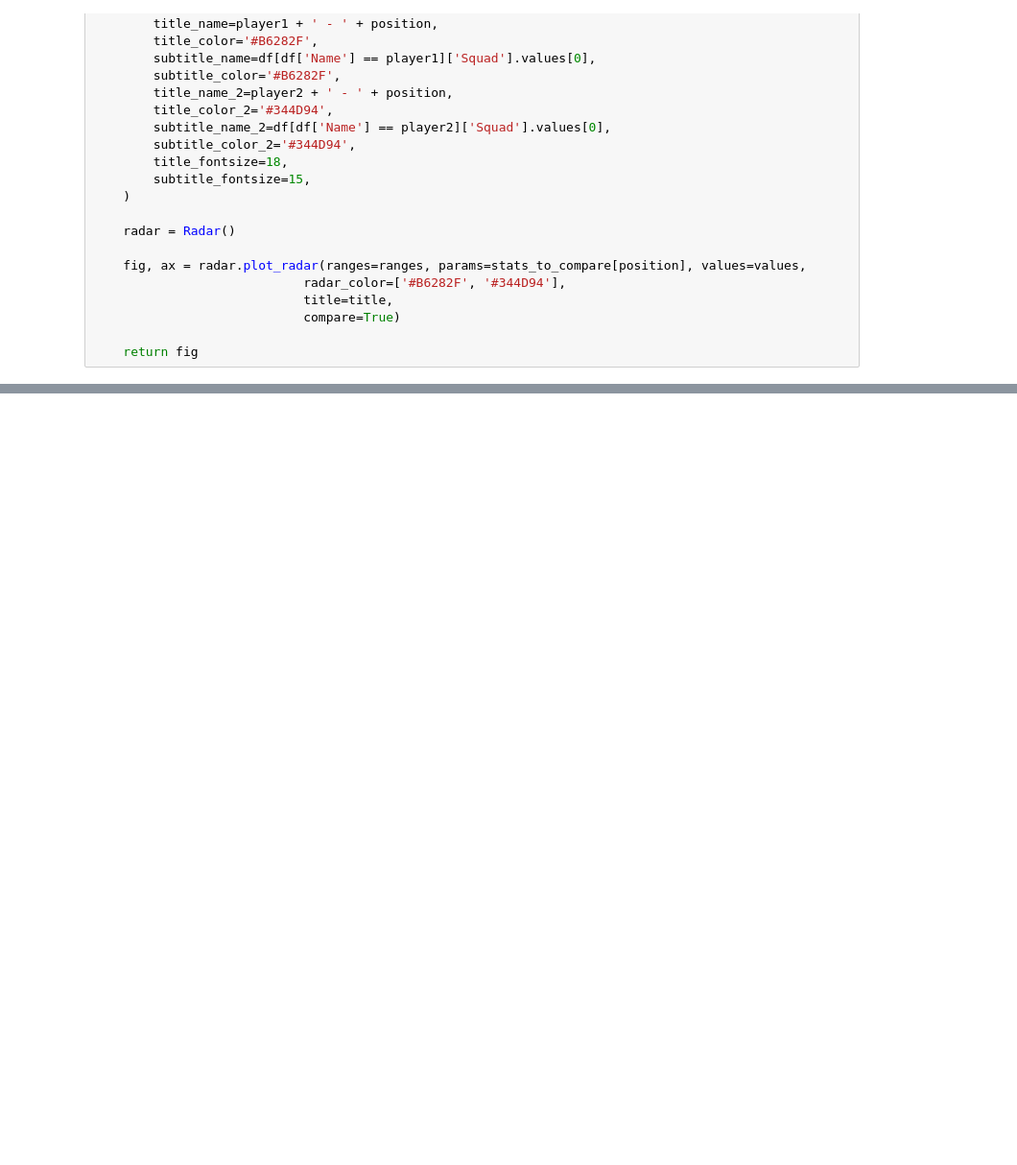
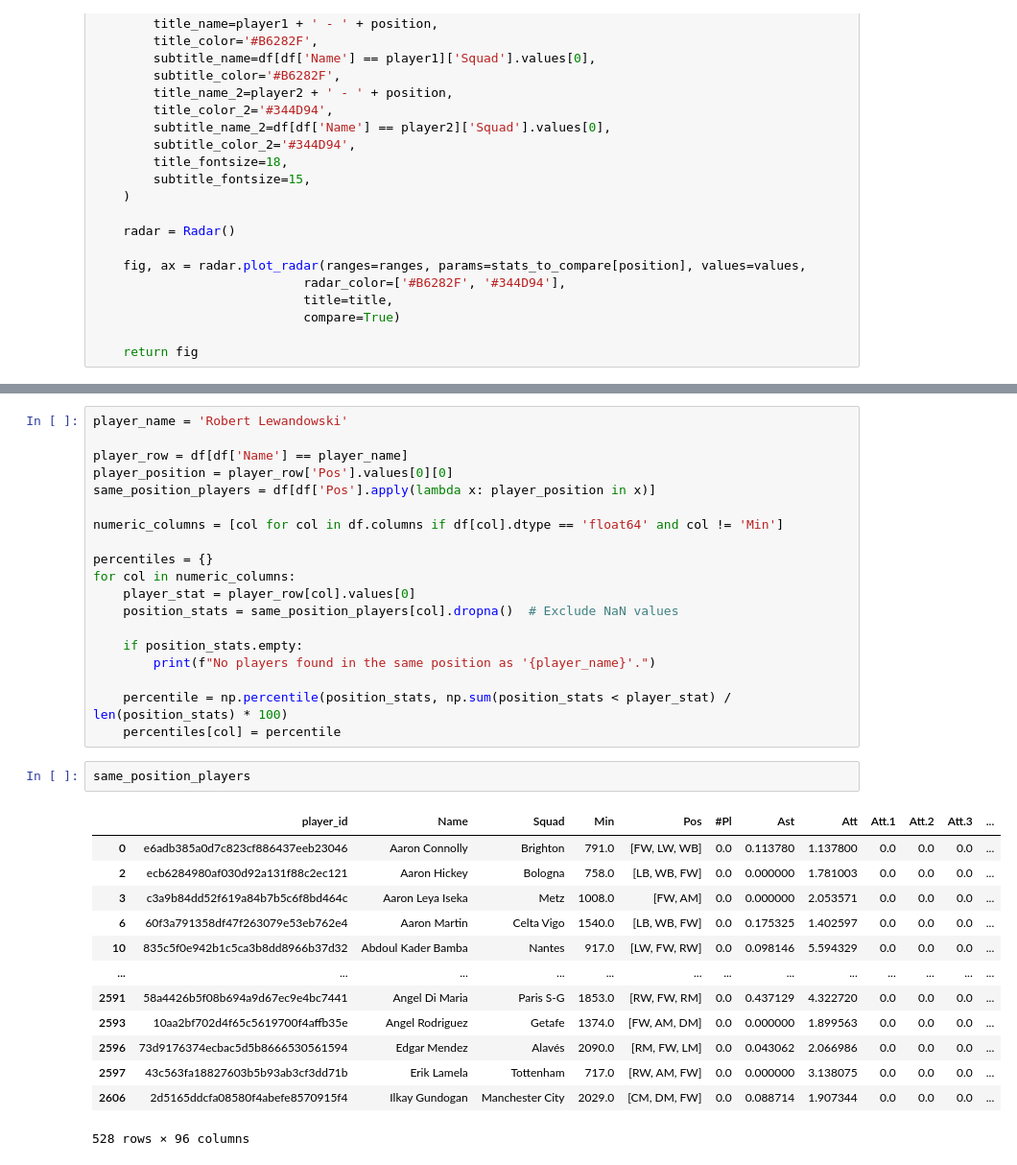
Before and after one commit to mchien15/datascience, a Jupyter notebook: test.ipynb, the cells around one changed output, grey strips where cells are left out. Shown at 96% size. Saved outputs shown, nothing was run; the diff lists cells and outputs as text; blank space fills up the shorter version.

Commit message:
add plot percentiles

```diff
--- a/test.ipynb
+++ b/test.ipynb
@@ -126,0 +181,35 @@ df
+# %%
+player_name = 'Robert Lewandowski'
+
+player_row = df[df['Name'] == player_name]
+player_position = player_row['Pos'].values[0][0]
+same_position_players = df[df['Pos'].apply(lambda x: player_position in x)]
+
+numeric_columns = [col for col in df.columns if df[col].dtype == 'float64' and col != 'Min']
+
+percentiles = {}
+for col in numeric_columns:
+    player_stat = player_row[col].values[0]
+    position_stats = same_position_players[col].dropna()  # Exclude NaN values
+
+    if position_stats.empty:
+        print(f"No players found in the same position as '{player_name}'.")
+
+    percentile = np.percentile(position_stats, np.sum(position_stats < player_stat) / len(position_stats) * 100)
+    percentiles[col] = percentile
+# %%
+same_position_players
+# %% [output]
+|  | player_id | Name | Squad | Min | Pos | #Pl | Ast | Att | Att.1 | Att.2 | Att.3 | ... |
+| 0 | e6adb385a0d7c823cf886437eeb23046 | Aaron Connolly | Brighton | 791.0 | [FW, LW, WB] | 0.0 | 0.113780 | 1.137800 | 0.0 | 0.0 | 0.0 | ... |
+| 2 | ecb6284980af030d92a131f88c2ec121 | Aaron Hickey | Bologna | 758.0 | [LB, WB, FW] | 0.0 | 0.000000 | 1.781003 | 0.0 | 0.0 | 0.0 | ... |
+| 3 | c3a9b84dd52f619a84b7b5c6f8bd464c | Aaron Leya Iseka | Metz | 1008.0 | [FW, AM] | 0.0 | 0.000000 | 2.053571 | 0.0 | 0.0 | 0.0 | ... |
+| 6 | 60f3a791358df47f263079e53eb762e4 | Aaron Martin | Celta Vigo | 1540.0 | [LB, WB, FW] | 0.0 | 0.175325 | 1.402597 | 0.0 | 0.0 | 0.0 | ... |
+| 10 | 835c5f0e942b1c5ca3b8dd8966b37d32 | Abdoul Kader Bamba | Nantes | 917.0 | [LW, FW, RW] | 0.0 | 0.098146 | 5.594329 | 0.0 | 0.0 | 0.0 | ... |
+| ... | ... | ... | ... | ... | ... | ... | ... | ... | ... | ... | ... | ... |
+| 2591 | 58a4426b5f08b694a9d67ec9e4bc7441 | Angel Di Maria | Paris S-G | 1853.0 | [RW, FW, RM] | 0.0 | 0.437129 | 4.322720 | 0.0 | 0.0 | 0.0 | ... |
+| 2593 | 10aa2bf702d4f65c5619700f4affb35e | Angel Rodriguez | Getafe | 1374.0 | [FW, AM, DM] | 0.0 | 0.000000 | 1.899563 | 0.0 | 0.0 | 0.0 | ... |
+| 2596 | 73d9176374ecbac5d5b8666530561594 | Edgar Mendez | Alavés | 2090.0 | [RM, FW, LM] | 0.0 | 0.043062 | 2.066986 | 0.0 | 0.0 | 0.0 | ... |
+| 2597 | 43c563fa18827603b5b93ab3cf3dd71b | Erik Lamela | Tottenham | 717.0 | [RW, AM, FW] | 0.0 | 0.000000 | 3.138075 | 0.0 | 0.0 | 0.0 | ... |
+| 2606 | 2d5165ddcfa08580f4abefe8570915f4 | Ilkay Gundogan | Manchester City | 2029.0 | [CM, DM, FW] | 0.0 | 0.088714 | 1.907344 | 0.0 | 0.0 | 0.0 | ... |
+528 rows × 96 columns
```
Also changed, not shown: parts of 14 cells of this notebook, 9 other files.
